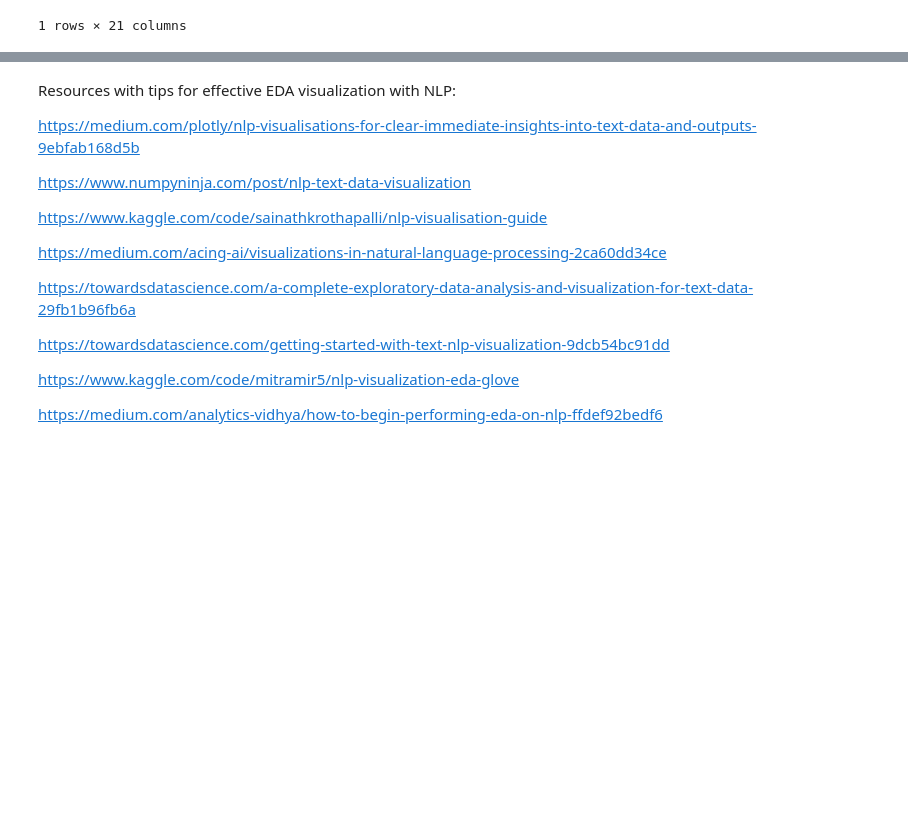
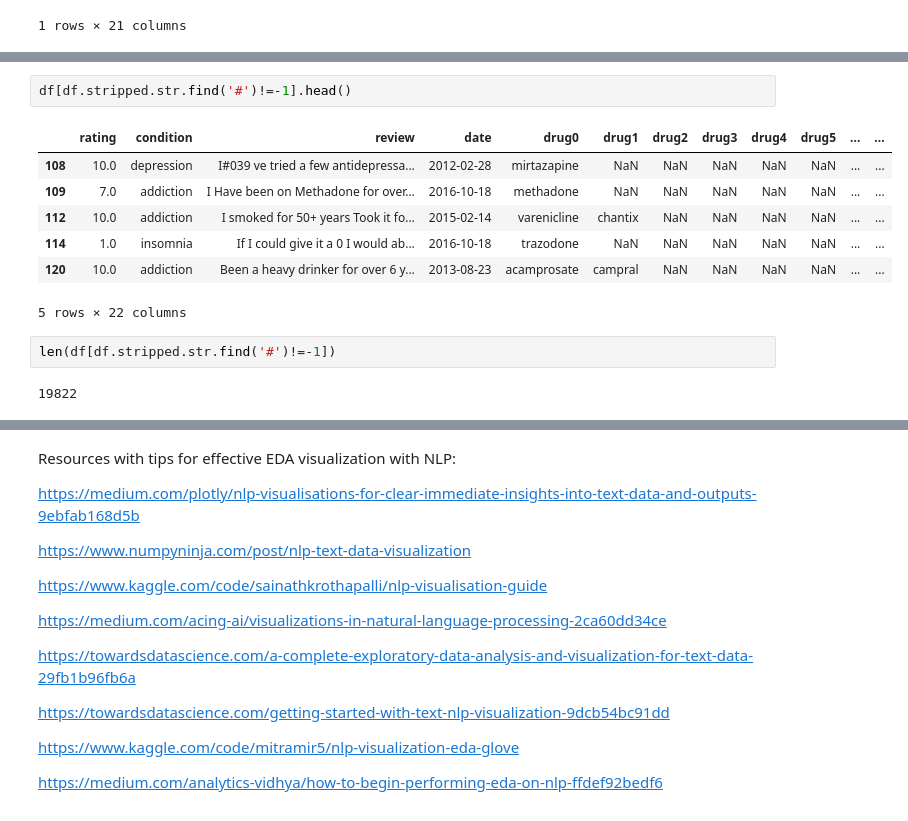
Before and after one commit to fractaldatalearning/psychedelic_efficacy, a Jupyter notebook: notebooks/4-kl-studies-nlp-eda.ipynb, the cells around one changed output, grey strips where cells are left out. Saved outputs shown, nothing was run; the diff lists cells and outputs as text; blank space fills up the shorter version.

```diff
--- a/notebooks/4-kl-studies-nlp-eda.ipynb
+++ b/notebooks/4-kl-studies-nlp-eda.ipynb
@@ -172,0 +173,14 @@ for the rest, I'd like to check out individually and see where exactly they appe
+# %%
+df[df.stripped.str.find('#')!=-1].head()
+# %% [output]
+|  | rating | condition | review | date | drug0 | drug1 | drug2 | drug3 | drug4 | drug5 | ... | ... |
+| 108 | 10.0 | depression | I#039 ve tried a few antidepressa... | 2012-02-28 | mirtazapine | NaN | NaN | NaN | NaN | NaN | ... | ... |
+| 109 | 7.0 | addiction | I Have been on Methadone for over... | 2016-10-18 | methadone | NaN | NaN | NaN | NaN | NaN | ... | ... |
+| 112 | 10.0 | addiction | I smoked for 50+ years Took it fo... | 2015-02-14 | varenicline | chantix | NaN | NaN | NaN | NaN | ... | ... |
+| 114 | 1.0 | insomnia | If I could give it a 0 I would ab... | 2016-10-18 | trazodone | NaN | NaN | NaN | NaN | NaN | ... | ... |
+| 120 | 10.0 | addiction | Been a heavy drinker for over 6 y... | 2013-08-23 | acamprosate | campral | NaN | NaN | NaN | NaN | ... | ... |
+5 rows × 22 columns
+# %%
+len(df[df.stripped.str.find('#')!=-1])
+# %% [output]
+19822
```
Also changed, not shown: parts of 33 cells of this notebook.
